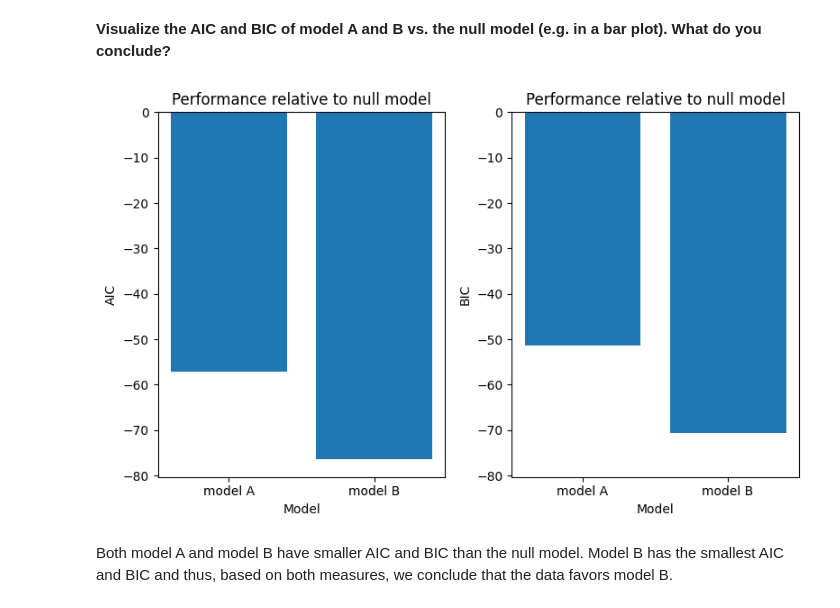
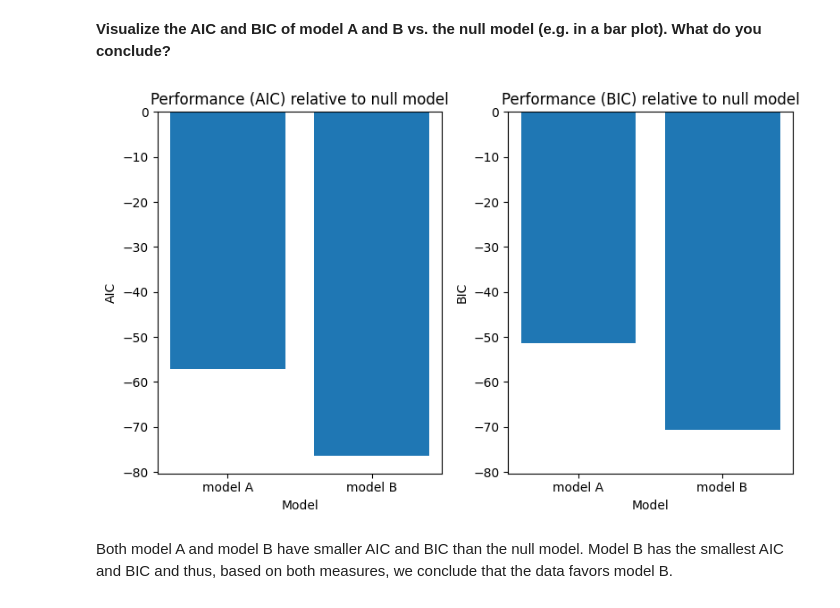
Before and after one commit to LuisKleinwort/CognitiveModelling2024Assignment1, a Jupyter notebook: tutorial_1C.ipynb, the cells around one changed output. Saved outputs shown, nothing was run; the diff lists cells and outputs as text; code cells hidden in the pictures.

```diff
--- a/tutorial_1C.ipynb
+++ b/tutorial_1C.ipynb
@@ -98,26 +101,27 @@ modelB_x, modelB_LLH, modelB_AIC, modelB_BIC = fit_modelB(data)
 # %%
 fig, axes = plt.subplots(1, 2, figsize=(8, 5))
 
 axes[0].bar(['model A', 'model B'], [modelA_AIC-model0_AIC, modelB_AIC-model0_AIC])
 axes[0].set_xlabel('Model')
 axes[0].set_ylabel('AIC')
-axes[0].set_title('Performance relative to null model')
+axes[0].set_title('Performance (AIC) relative to null model')
 
 axes[1].bar(['model A', 'model B'], [modelA_BIC-model0_BIC, modelB_BIC-model0_BIC])
 axes[1].set_xlabel('Model')
 axes[1].set_ylabel('BIC')
-axes[1].set_title('Performance relative to null model')
+axes[1].set_title('Performance (BIC) relative to null model')
 
 # Set y-axis limits to the same interval
 min_val = min(axes[0].get_ylim()[0], axes[1].get_ylim()[0])
 max_val = max(axes[0].get_ylim()[1], axes[1].get_ylim()[1])
 axes[0].set_ylim(min_val, max_val)
 axes[1].set_ylim(min_val, max_val)
 
 plt.tight_layout()
+plt.savefig('figures/1C/relative_performance_aic_bic.png')
 plt.show()
 # %% [output]
-[figure, old version]
+[figure, new version]
 # %% [markdown]
 Both model A and model B have smaller AIC and BIC than the null model. Model B has the smallest AIC and BIC and thus, based on both measures, we conclude that the data favors model B.
 # %% [markdown]
```
Also changed, not shown: parts of 4 cells of this notebook, 1 other file.
